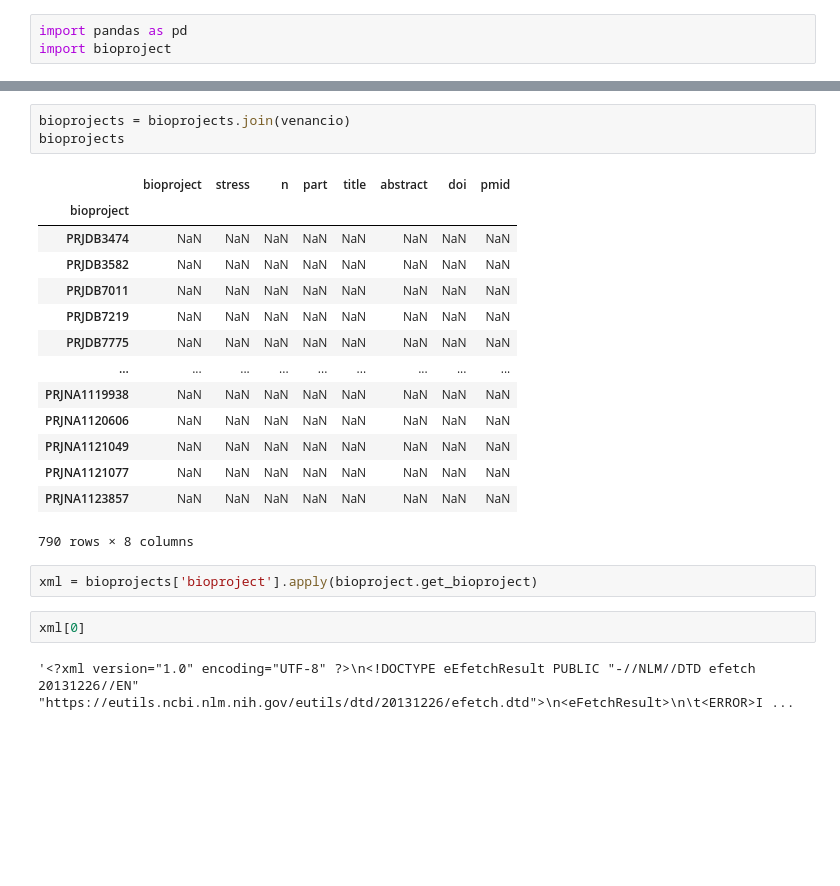
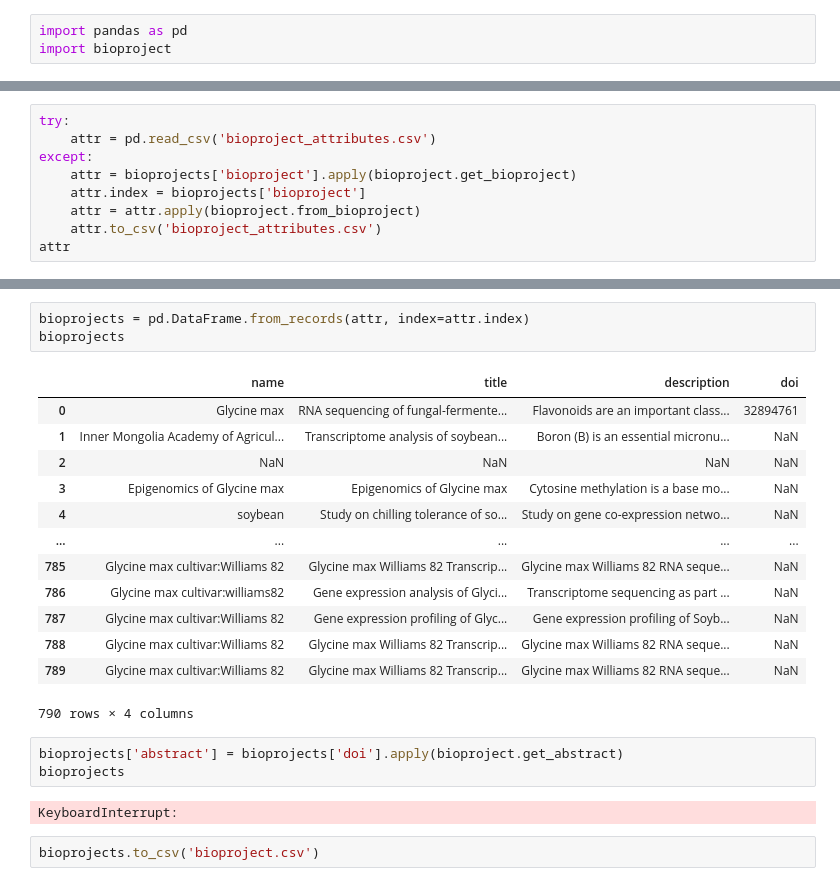
Before and after one commit to freire-guido/soy-biomarkers, a Jupyter notebook: metadata/bioproject.ipynb, the cells around one changed output, grey strips where cells are left out. Cells and saved outputs as stored; diff of their text form; blank space fills up the shorter version.

```diff
--- a/metadata/bioproject.ipynb
+++ b/metadata/bioproject.ipynb
@@ -40,0 +22,9 @@ venancio
+# %%
+try:
+    attr = pd.read_csv('bioproject_attributes.csv')
+except:
+    attr = bioprojects['bioproject'].apply(bioproject.get_bioproject)
+    attr.index = bioprojects['bioproject']
+    attr = attr.apply(bioproject.from_bioproject)
+    attr.to_csv('bioproject_attributes.csv')
+attr
@@ -41,24 +45,24 @@ venancio
+# %%
+bioprojects = pd.DataFrame.from_records(attr, index=attr.index)
+bioprojects
+# %% [output]
+|  | name | title | description | doi |
+| 0 | Glycine max | RNA sequencing of fungal-fermente... | Flavonoids are an important class... | 32894761 |
+| 1 | Inner Mongolia Academy of Agricul... | Transcriptome analysis of soybean... | Boron (B) is an essential micronu... | NaN |
+| 2 | NaN | NaN | NaN | NaN |
+| 3 | Epigenomics of Glycine max | Epigenomics of Glycine max | Cytosine methylation is a base mo... | NaN |
+| 4 | soybean | Study on chilling tolerance of so... | Study on gene co-expression netwo... | NaN |
+| ... | ... | ... | ... | ... |
+| 785 | Glycine max cultivar:Williams 82 | Glycine max Williams 82 Transcrip... | Glycine max Williams 82 RNA seque... | NaN |
+| 786 | Glycine max cultivar:williams82 | Gene expression analysis of Glyci... | Transcriptome sequencing as part ... | NaN |
+| 787 | Glycine max cultivar:Williams 82 | Gene expression profiling of Glyc... | Gene expression profiling of Soyb... | NaN |
+| 788 | Glycine max cultivar:Williams 82 | Glycine max Williams 82 Transcrip... | Glycine max Williams 82 RNA seque... | NaN |
+| 789 | Glycine max cultivar:Williams 82 | Glycine max Williams 82 Transcrip... | Glycine max Williams 82 RNA seque... | NaN |
+790 rows × 4 columns
 # %%
-bioprojects = bioprojects.join(venancio)
+bioprojects['abstract'] = bioprojects['doi'].apply(bioproject.get_abstract)
 bioprojects
 # %% [output]
-|  | bioproject | stress | n | part | title | abstract | doi | pmid |
-| bioproject |  |  |  |  |  |  |  |  |
-| PRJDB3474 | NaN | NaN | NaN | NaN | NaN | NaN | NaN | NaN |
-| PRJDB3582 | NaN | NaN | NaN | NaN | NaN | NaN | NaN | NaN |
-| PRJDB7011 | NaN | NaN | NaN | NaN | NaN | NaN | NaN | NaN |
-| PRJDB7219 | NaN | NaN | NaN | NaN | NaN | NaN | NaN | NaN |
-| PRJDB7775 | NaN | NaN | NaN | NaN | NaN | NaN | NaN | NaN |
-| ... | ... | ... | ... | ... | ... | ... | ... | ... |
-| PRJNA1119938 | NaN | NaN | NaN | NaN | NaN | NaN | NaN | NaN |
-| PRJNA1120606 | NaN | NaN | NaN | NaN | NaN | NaN | NaN | NaN |
-| PRJNA1121049 | NaN | NaN | NaN | NaN | NaN | NaN | NaN | NaN |
-| PRJNA1121077 | NaN | NaN | NaN | NaN | NaN | NaN | NaN | NaN |
-| PRJNA1123857 | NaN | NaN | NaN | NaN | NaN | NaN | NaN | NaN |
-790 rows × 8 columns
+KeyboardInterrupt:
-# %%
-xml = bioprojects['bioproject'].apply(bioproject.get_bioproject)
-# %%
-xml[0]
-# %% [output]
-'<?xml version="1.0" encoding="UTF-8" ?>\n<!DOCTYPE eEfetchResult PUBLIC "-//NLM//DTD efetch 20131226//EN" "https://eutils.ncbi.nlm.nih.gov/eutils/dtd/20131226/efetch.dtd">\n<eFetchResult>\n\t<ERROR>I ...
+# %%
+bioprojects.to_csv('bioproject.csv')
```
Also changed, not shown: parts of 3 cells of this notebook, 4 other files.
